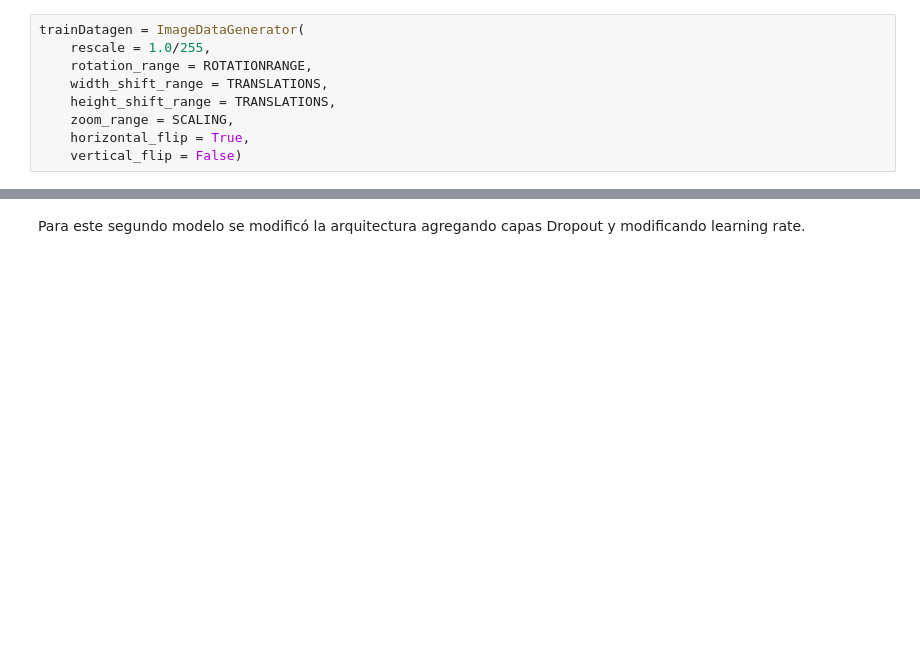
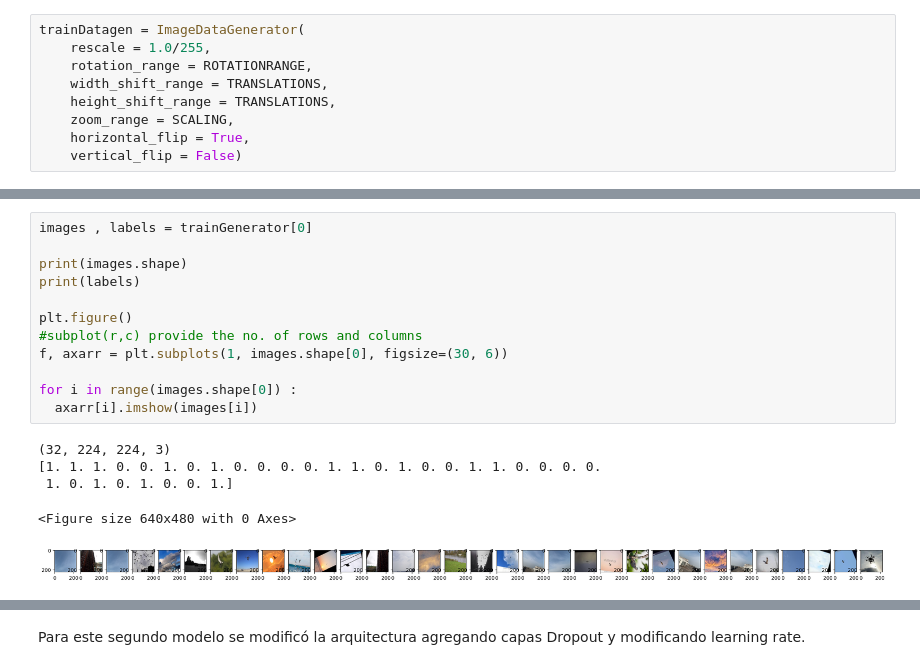
Before and after one commit to July230/AviDetect, a Jupyter notebook: AviDetectClassifier.ipynb, the cells around one changed output, grey strips where cells are left out. Cells and saved outputs as stored; diff of their text form; blank space fills up the shorter version.

```diff
--- a/AviDetectClassifier.ipynb
+++ b/AviDetectClassifier.ipynb
@@ -719,3 +723,21 @@ for i in range(5) :
+# %%
+images , labels = trainGenerator[0]
+
+print(images.shape)
+print(labels)
+
+plt.figure()
+#subplot(r,c) provide the no. of rows and columns
+f, axarr = plt.subplots(1, images.shape[0], figsize=(30, 6))
+
+for i in range(images.shape[0]) :
+  axarr[i].imshow(images[i])
+# %% [output]
+(32, 224, 224, 3)
+[1. 1. 1. 0. 0. 1. 0. 1. 0. 0. 0. 0. 1. 1. 0. 1. 0. 0. 1. 1. 0. 0. 0. 0.
+ 1. 0. 1. 0. 1. 0. 0. 1.]
+<Figure size 640x480 with 0 Axes>
+[figure, added]
 # %%
 valDatagen = ImageDataGenerator(1.0/255)
 valGenerator = valDatagen.flow_from_directory(
```
Also changed, not shown: parts of 19 cells of this notebook.
